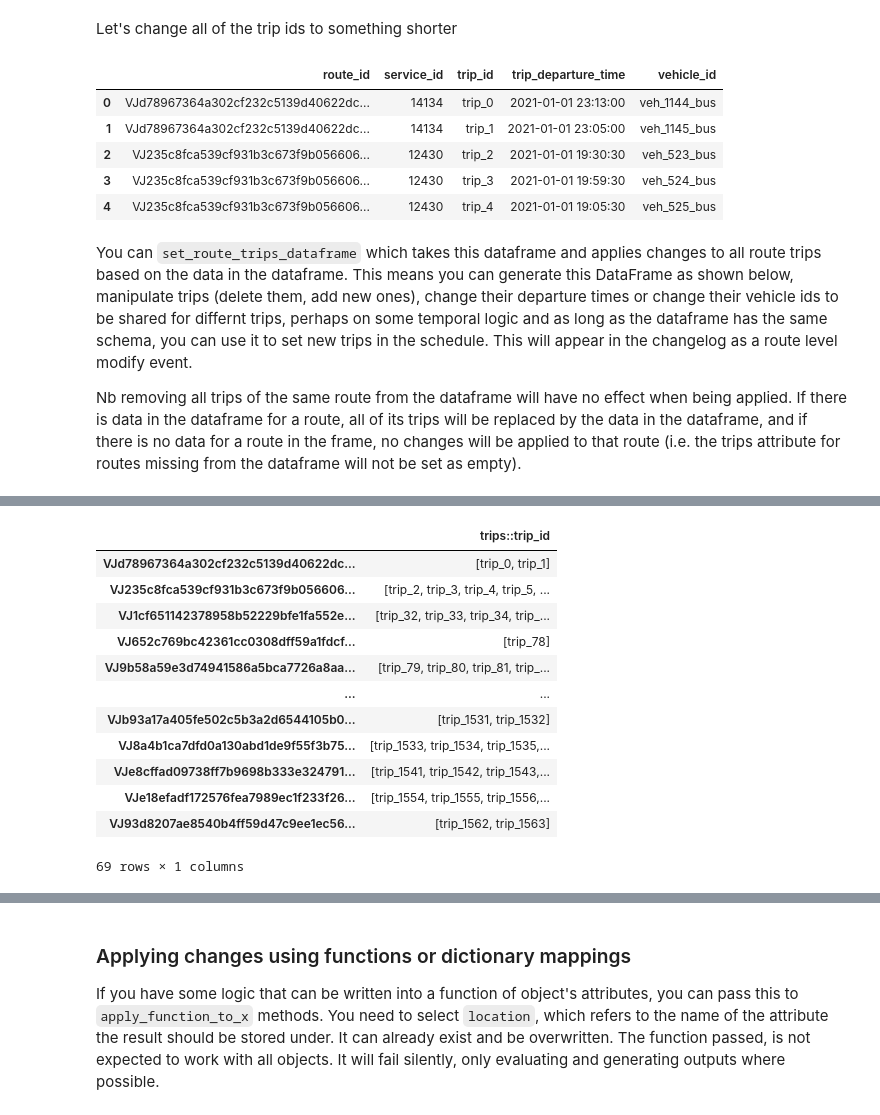
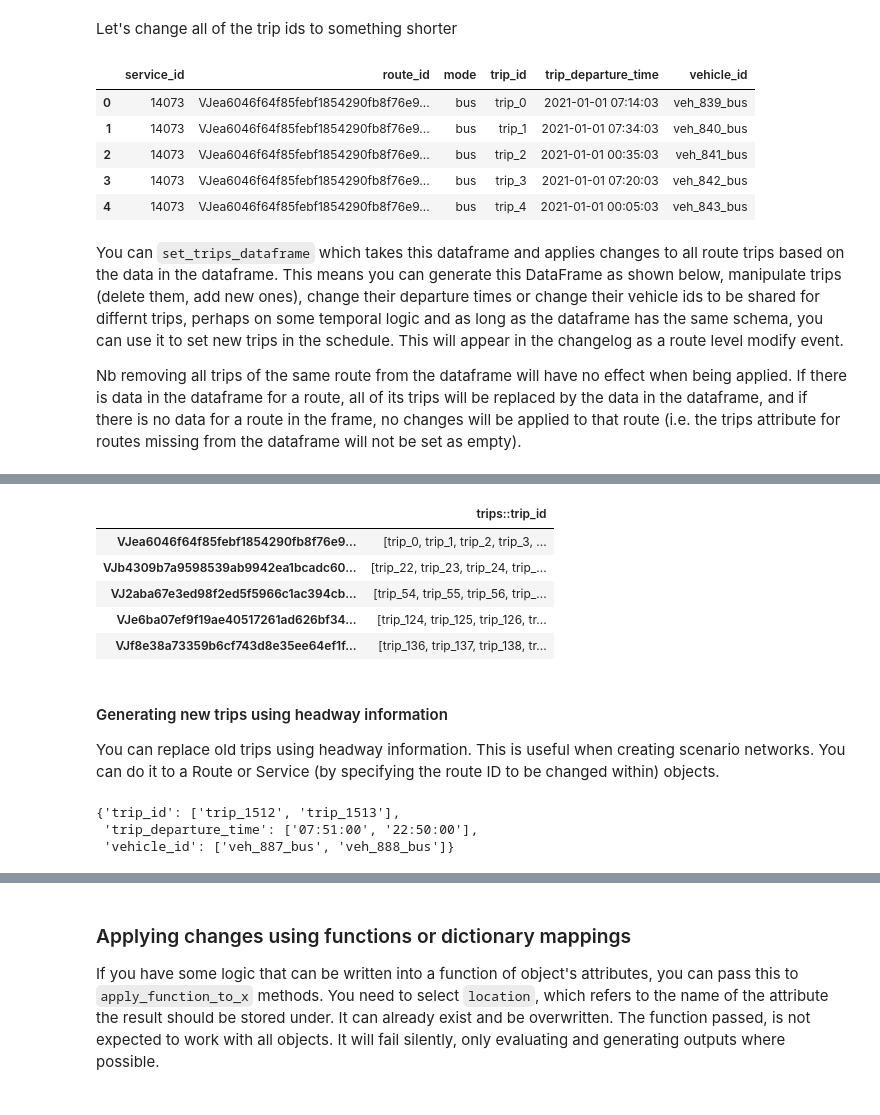
Before and after one commit to arup-group/genet, a Jupyter notebook: notebooks/5.2. Modifying Network - PT Schedule.ipynb, the cells around one changed output, grey strips where cells are left out. Drawn from its saved outputs; the diff is of its cells as text; code cells hidden in the pictures.

```diff
--- a/notebooks/5.2. Modifying Network - PT Schedule.ipynb
+++ b/notebooks/5.2. Modifying Network - PT Schedule.ipynb
@@ -411,5 +453,5 @@ You can use `route_trips_to_dataframe` to extract all of the trips, their depart
 # %%
-trips = n.schedule.route_trips_to_dataframe(gtfs_day='20210101')
+trips = n.schedule.trips_to_dataframe(gtfs_day='20210101')
 # %%
 trips.head()
 # %% [output]
@@ -425,17 +467,17 @@ Let's change all of the trip ids to something shorter
 trips['trip_id'] = 'trip_' + trips.index.to_series().astype(str)
 trips.head()
 # %% [output]
-|  | route_id | service_id | trip_id | trip_departure_time | vehicle_id |
-| 0 | VJd78967364a302cf232c5139d40622dc... | 14134 | trip_0 | 2021-01-01 23:13:00 | veh_1144_bus |
-| 1 | VJd78967364a302cf232c5139d40622dc... | 14134 | trip_1 | 2021-01-01 23:05:00 | veh_1145_bus |
-| 2 | VJ235c8fca539cf931b3c673f9b056606... | 12430 | trip_2 | 2021-01-01 19:30:30 | veh_523_bus |
-| 3 | VJ235c8fca539cf931b3c673f9b056606... | 12430 | trip_3 | 2021-01-01 19:59:30 | veh_524_bus |
-| 4 | VJ235c8fca539cf931b3c673f9b056606... | 12430 | trip_4 | 2021-01-01 19:05:30 | veh_525_bus |
+|  | service_id | route_id | mode | trip_id | trip_departure_time | vehicle_id |
+| 0 | 14073 | VJea6046f64f85febf1854290fb8f76e9... | bus | trip_0 | 2021-01-01 07:14:03 | veh_839_bus |
+| 1 | 14073 | VJea6046f64f85febf1854290fb8f76e9... | bus | trip_1 | 2021-01-01 07:34:03 | veh_840_bus |
+| 2 | 14073 | VJea6046f64f85febf1854290fb8f76e9... | bus | trip_2 | 2021-01-01 00:35:03 | veh_841_bus |
+| 3 | 14073 | VJea6046f64f85febf1854290fb8f76e9... | bus | trip_3 | 2021-01-01 07:20:03 | veh_842_bus |
+| 4 | 14073 | VJea6046f64f85febf1854290fb8f76e9... | bus | trip_4 | 2021-01-01 00:05:03 | veh_843_bus |
 # %% [markdown]
-You can `set_route_trips_dataframe` which takes this dataframe and applies changes to all route trips based on the data in the dataframe. This means you can generate this DataFrame as shown below, manipulate trips (delete them, add new ones), change their departure times or change their vehicle ids to be shared for differnt trips, perhaps on some temporal logic and as long as the dataframe has the same schema, you can use it to set new trips in the schedule. This will appear in the changelog as a route level modify event.
+You can `set_trips_dataframe` which takes this dataframe and applies changes to all route trips based on the data in the dataframe. This means you can generate this DataFrame as shown below, manipulate trips (delete them, add new ones), change their departure times or change their vehicle ids to be shared for differnt trips, perhaps on some temporal logic and as long as the dataframe has the same schema, you can use it to set new trips in the schedule. This will appear in the changelog as a route level modify event.
 
 Nb removing all trips of the same route from the dataframe will have no effect when being applied. If there is data in the dataframe for a route, all of its trips will be replaced by the data in the dataframe, and if there is no data for a route in the frame, no changes will be applied to that route (i.e. the trips attribute for routes missing from the dataframe will not be set as empty).
 # %%
-n.schedule.set_route_trips_dataframe(trips)
-n.schedule.route_attribute_data(keys=[{'trips': 'trip_id'}])
+n.schedule.set_trips_dataframe(trips)
+n.schedule.route_attribute_data(keys=[{'trips': 'trip_id'}]).head()
 # %% [output]
@@ -443,13 +485,18 @@ n.schedule.route_attribute_data(keys=[{'trips': 'trip_id'}])
 |  | trips::trip_id |
-| VJd78967364a302cf232c5139d40622dc... | [trip_0, trip_1] |
-| VJ235c8fca539cf931b3c673f9b056606... | [trip_2, trip_3, trip_4, trip_5, ... |
-| VJ1cf651142378958b52229bfe1fa552e... | [trip_32, trip_33, trip_34, trip_... |
-| VJ652c769bc42361cc0308dff59a1fdcf... | [trip_78] |
-| VJ9b58a59e3d74941586a5bca7726a8aa... | [trip_79, trip_80, trip_81, trip_... |
-| ... | ... |
-| VJb93a17a405fe502c5b3a2d6544105b0... | [trip_1531, trip_1532] |
-| VJ8a4b1ca7dfd0a130abd1de9f55f3b75... | [trip_1533, trip_1534, trip_1535,... |
-| VJe8cffad09738ff7b9698b333e324791... | [trip_1541, trip_1542, trip_1543,... |
-| VJe18efadf172576fea7989ec1f233f26... | [trip_1554, trip_1555, trip_1556,... |
-| VJ93d8207ae8540b4ff59d47c9ee1ec56... | [trip_1562, trip_1563] |
+| VJea6046f64f85febf1854290fb8f76e9... | [trip_0, trip_1, trip_2, trip_3, ... |
+| VJb4309b7a9598539ab9942ea1bcadc60... | [trip_22, trip_23, trip_24, trip_... |
+| VJ2aba67e3ed98f2ed5f5966c1ac394cb... | [trip_54, trip_55, trip_56, trip_... |
+| VJe6ba07ef9f19ae40517261ad626bf34... | [trip_124, trip_125, trip_126, tr... |
+| VJf8e38a73359b6cf743d8e35ee64ef1f... | [trip_136, trip_137, trip_138, tr... |
-69 rows × 1 columns
+# %% [markdown]
+#### Generating new trips using headway information
+
+You can replace old trips using headway information. This is useful when creating scenario networks. You can do it to a Route or Service (by specifying the route ID to be changed within) objects.
+# %%
+route_id = 'VJ6cf76a4c03cca468cb6954db7f7aad5ae189df13'
+
+n.schedule.route(route_id).trips
+# %% [output]
+{'trip_id': ['trip_1512', 'trip_1513'],
+ 'trip_departure_time': ['07:51:00', '22:50:00'],
+ 'vehicle_id': ['veh_887_bus', 'veh_888_bus']}
```
Also changed, not shown: parts of 44 cells of this notebook, 9 other files.
